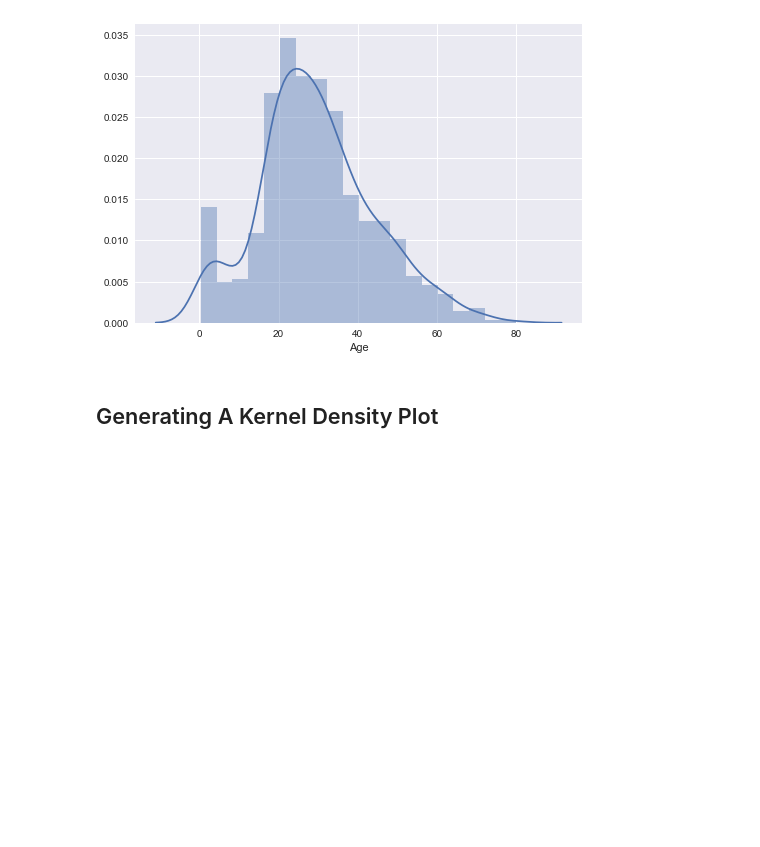
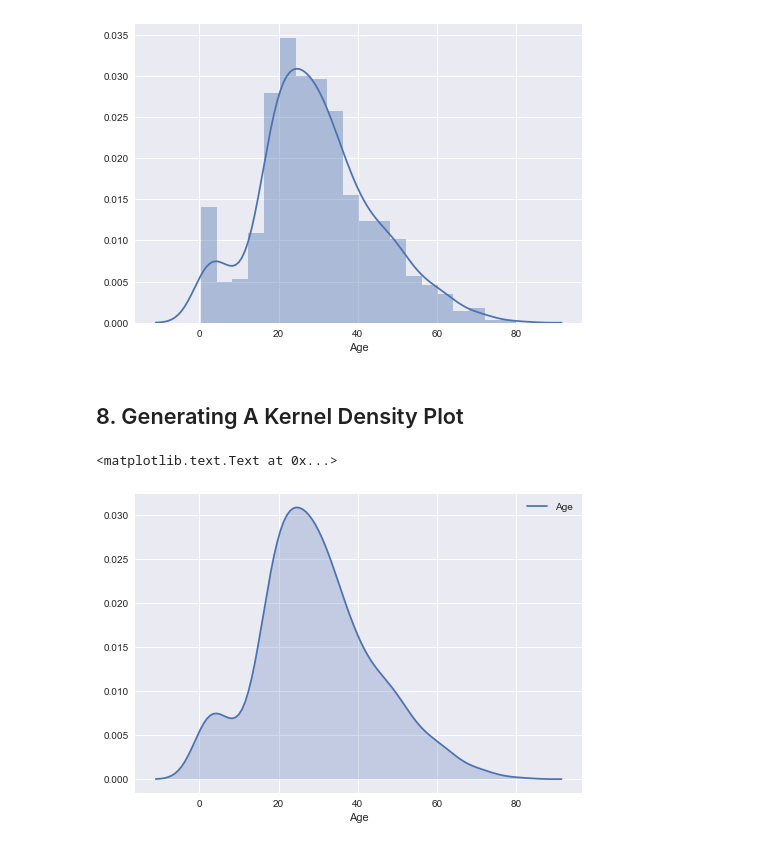
Before and after one commit to KiemNguyen/data-science, a Jupyter notebook: data-analysis-and-visualization /storytelling-through-data-visualization/Storytelling Through Data Visualization.ipynb, the cells around one changed output. Saved outputs shown, nothing was run; the diff lists cells and outputs as text; code cells hidden in the pictures; blank space fills up the shorter version.

```diff
--- a/data-analysis-and-visualization /storytelling-through-data-visualization/Storytelling Through Data Visualization.ipynb
+++ b/data-analysis-and-visualization /storytelling-through-data-visualization/Storytelling Through Data Visualization.ipynb
@@ -99,4 +99,10 @@ plt.show()
 # %% [output]
 [figure]
 # %% [markdown]
-## Generating A Kernel Density Plot
+## 8. Generating A Kernel Density Plot
+# %%
+sns.kdeplot(titanic['Age'], shade='True')
+plt.xlabel('Age')
+# %% [output]
+<matplotlib.text.Text at 0x...>
+[figure, added]
```
Also changed, not shown: parts of 3 cells of this notebook.
